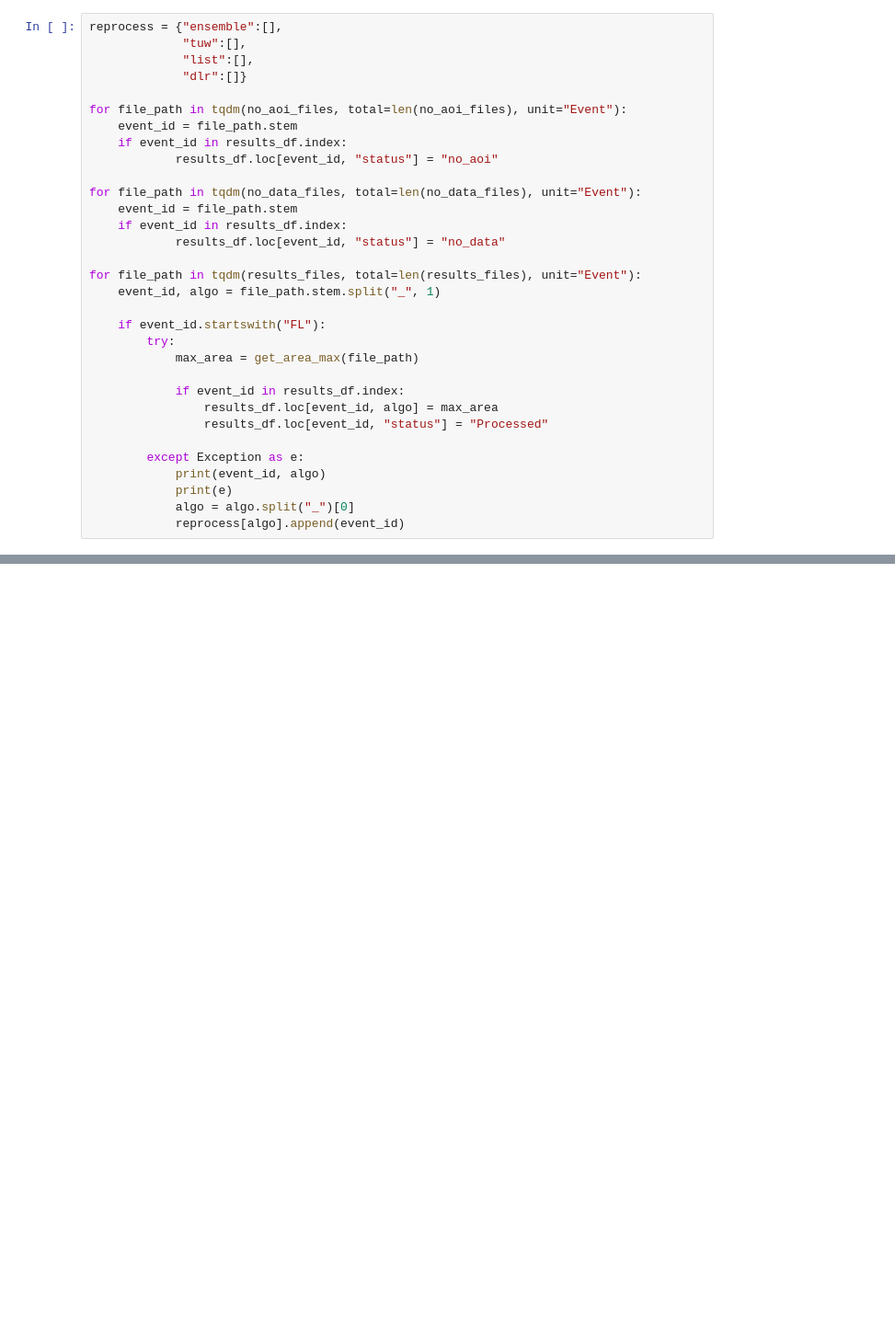
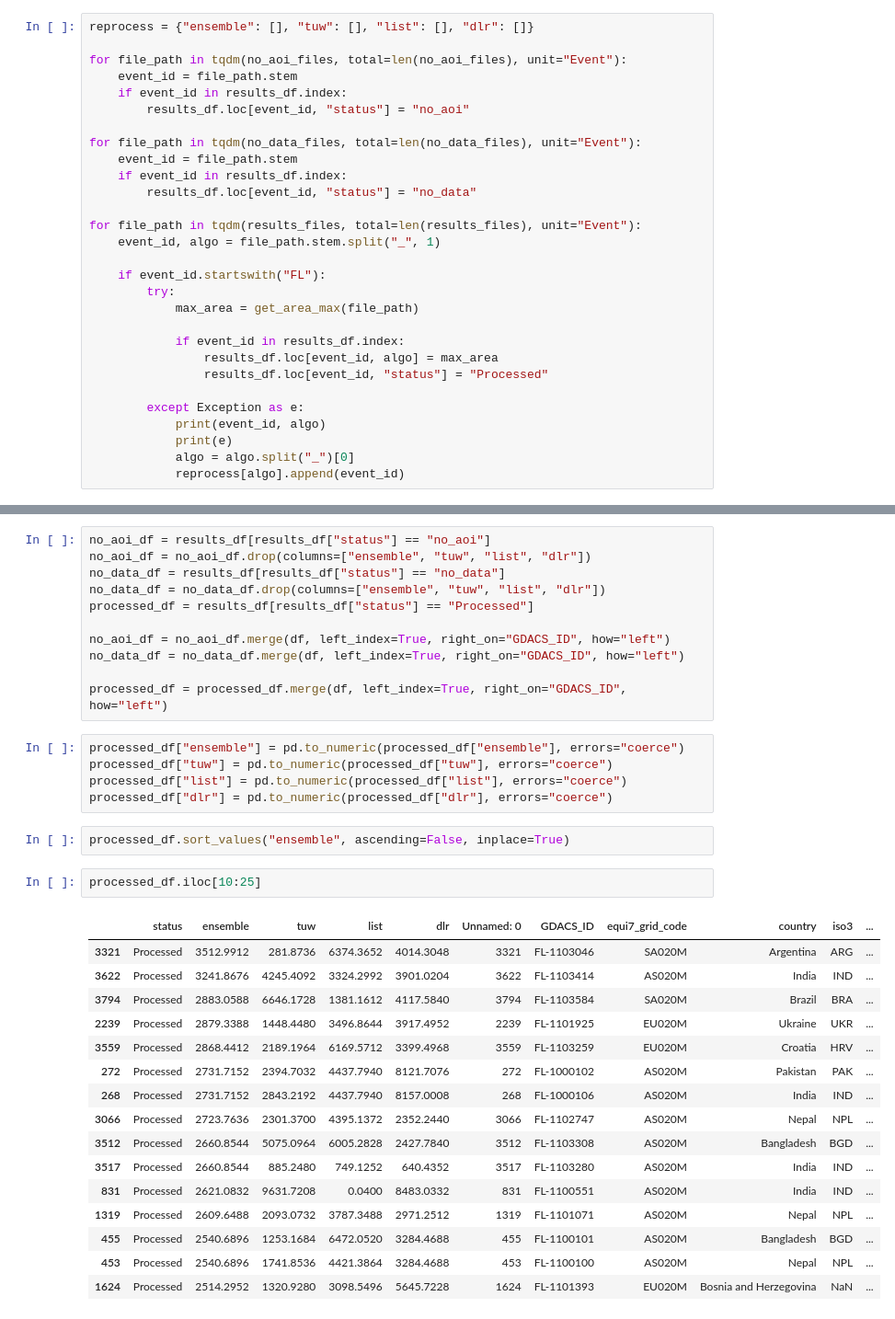
Before and after one commit to MuhammedM294/gdacs_gfm, a Jupyter notebook: notebooks/vis.ipynb, the cells around one changed output, grey strips where cells are left out. Shown at 92% size. Saved outputs shown, nothing was run; the diff lists cells and outputs as text; blank space fills up the shorter version.

```diff
--- a/notebooks/vis.ipynb
+++ b/notebooks/vis.ipynb
@@ -26,20 +298,17 @@ results_df['dlr'] = ""
 results_df["GDACS_ID"] = results_df["GDACS_ID"].astype(str)
 results_df = results_df.set_index("GDACS_ID")
 # %%
-reprocess = {"ensemble":[],
-             "tuw":[],
-             "list":[],
-             "dlr":[]}
+reprocess = {"ensemble": [], "tuw": [], "list": [], "dlr": []}
 
 for file_path in tqdm(no_aoi_files, total=len(no_aoi_files), unit="Event"):
     event_id = file_path.stem
     if event_id in results_df.index:
-            results_df.loc[event_id, "status"] = "no_aoi"
+        results_df.loc[event_id, "status"] = "no_aoi"
 
 for file_path in tqdm(no_data_files, total=len(no_data_files), unit="Event"):
     event_id = file_path.stem
     if event_id in results_df.index:
-            results_df.loc[event_id, "status"] = "no_data"
+        results_df.loc[event_id, "status"] = "no_data"
 
 for file_path in tqdm(results_files, total=len(results_files), unit="Event"):
     event_id, algo = file_path.stem.split("_", 1)
@@ -188,0 +354,37 @@ plt.show()
+# %%
+no_aoi_df = results_df[results_df["status"] == "no_aoi"]
+no_aoi_df = no_aoi_df.drop(columns=["ensemble", "tuw", "list", "dlr"])
+no_data_df = results_df[results_df["status"] == "no_data"]
+no_data_df = no_data_df.drop(columns=["ensemble", "tuw", "list", "dlr"])
+processed_df = results_df[results_df["status"] == "Processed"]
+
+no_aoi_df = no_aoi_df.merge(df, left_index=True, right_on="GDACS_ID", how="left")
+no_data_df = no_data_df.merge(df, left_index=True, right_on="GDACS_ID", how="left")
+
+processed_df = processed_df.merge(df, left_index=True, right_on="GDACS_ID", how="left")
+# %%
+processed_df["ensemble"] = pd.to_numeric(processed_df["ensemble"], errors="coerce")
+processed_df["tuw"] = pd.to_numeric(processed_df["tuw"], errors="coerce")
+processed_df["list"] = pd.to_numeric(processed_df["list"], errors="coerce")
+processed_df["dlr"] = pd.to_numeric(processed_df["dlr"], errors="coerce")
+# %%
+processed_df.sort_values("ensemble", ascending=False, inplace=True)
+# %%
+processed_df.iloc[10:25]
+# %% [output]
+|  | status | ensemble | tuw | list | dlr | Unnamed: 0 | GDACS_ID | equi7_grid_code | country | iso3 | ... |
+| 3321 | Processed | 3512.9912 | 281.8736 | 6374.3652 | 4014.3048 | 3321 | FL-1103046 | SA020M | Argentina | ARG | ... |
+| 3622 | Processed | 3241.8676 | 4245.4092 | 3324.2992 | 3901.0204 | 3622 | FL-1103414 | AS020M | India | IND | ... |
+| 3794 | Processed | 2883.0588 | 6646.1728 | 1381.1612 | 4117.5840 | 3794 | FL-1103584 | SA020M | Brazil | BRA | ... |
+| 2239 | Processed | 2879.3388 | 1448.4480 | 3496.8644 | 3917.4952 | 2239 | FL-1101925 | EU020M | Ukraine | UKR | ... |
+| 3559 | Processed | 2868.4412 | 2189.1964 | 6169.5712 | 3399.4968 | 3559 | FL-1103259 | EU020M | Croatia | HRV | ... |
+| 272 | Processed | 2731.7152 | 2394.7032 | 4437.7940 | 8121.7076 | 272 | FL-1000102 | AS020M | Pakistan | PAK | ... |
+| 268 | Processed | 2731.7152 | 2843.2192 | 4437.7940 | 8157.0008 | 268 | FL-1000106 | AS020M | India | IND | ... |
+| 3066 | Processed | 2723.7636 | 2301.3700 | 4395.1372 | 2352.2440 | 3066 | FL-1102747 | AS020M | Nepal | NPL | ... |
+| 3512 | Processed | 2660.8544 | 5075.0964 | 6005.2828 | 2427.7840 | 3512 | FL-1103308 | AS020M | Bangladesh | BGD | ... |
+| 3517 | Processed | 2660.8544 | 885.2480 | 749.1252 | 640.4352 | 3517 | FL-1103280 | AS020M | India | IND | ... |
+| 831 | Processed | 2621.0832 | 9631.7208 | 0.0400 | 8483.0332 | 831 | FL-1100551 | AS020M | India | IND | ... |
+| 1319 | Processed | 2609.6488 | 2093.0732 | 3787.3488 | 2971.2512 | 1319 | FL-1101071 | AS020M | Nepal | NPL | ... |
+| 455 | Processed | 2540.6896 | 1253.1684 | 6472.0520 | 3284.4688 | 455 | FL-1100101 | AS020M | Bangladesh | BGD | ... |
+| 453 | Processed | 2540.6896 | 1741.8536 | 4421.3864 | 3284.4688 | 453 | FL-1100100 | AS020M | Nepal | NPL | ... |
+| 1624 | Processed | 2514.2952 | 1320.9280 | 3098.5496 | 5645.7228 | 1624 | FL-1101393 | EU020M | Bosnia and Herzegovina | NaN | ... |
```
Also changed, not shown: parts of 41 cells of this notebook, 9 other files.
